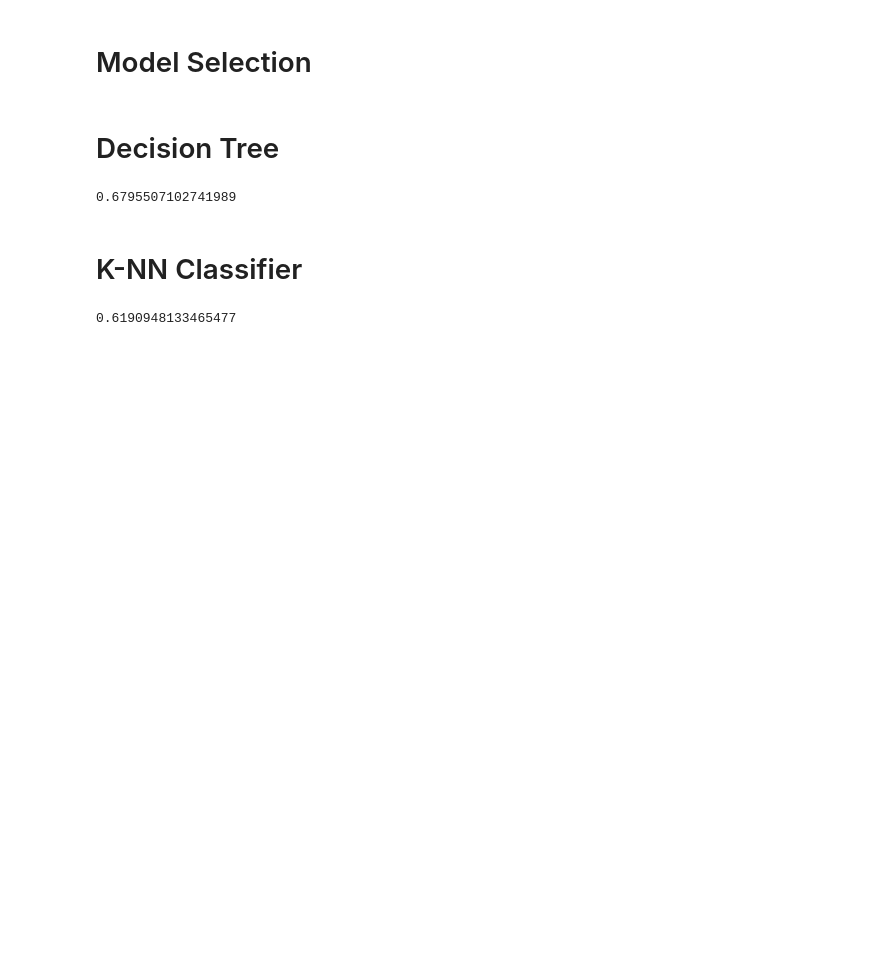
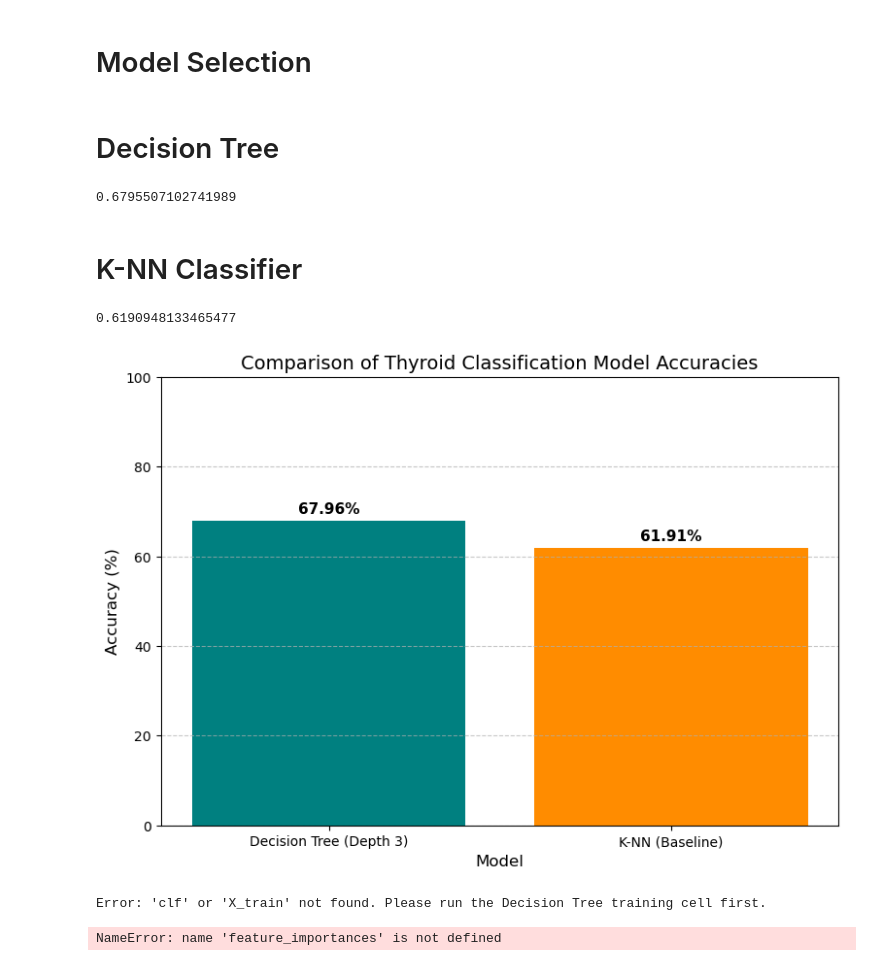
Before and after one commit to yashjscoder/Thyroid-Disease-Diagnostic-System---Machine-Learning-Deep-Learning, a Jupyter notebook: thyroid_detection.ipynb, the cells around one changed output. Cells and saved outputs as stored; diff of their text form; code cells hidden in the pictures; blank space fills up the shorter version.

Commit message:
adding visuals of the output and x fearues dependecy ++ documentation

```diff
--- a/thyroid_detection.ipynb
+++ b/thyroid_detection.ipynb
@@ -397,3 +397,81 @@ y_pred = knnclf.predict(X_test) #predicting the value by passing the x_test dats
 accuracy_score(y_pred,y_test)# here we are printing the accuracy score of the prediction and the testing data
 # %% [output]
 0.6190948133465477
+# %%
+import matplotlib.pyplot as plt
+import numpy as np
+
+# 1. Define the model names and their corresponding accuracy scores
+model_names = ['Decision Tree (Depth 3)', 'K-NN (Baseline)']
+accuracy_scores = [0.6795507102741989, 0.6190948133465477]
+
+# Convert scores to percentages for better visualization
+accuracy_percentages = [score * 100 for score in accuracy_scores]
+
+# Define colors for the bars
+colors = ['teal', 'darkorange']
+
+# 2. Create the bar chart
+plt.figure(figsize=(9, 6)) # Set the size of the plot
+bars = plt.bar(model_names, accuracy_percentages, color=colors)
+
+# 3. Add labels and title
+plt.title('Comparison of Thyroid Classification Model Accuracies', fontsize=14)
+plt.ylabel('Accuracy (%)', fontsize=12)
+plt.xlabel('Model', fontsize=12)
+plt.ylim(0, 100) # Set the y-axis limit from 0 to 100%
+
+# 4. Add the exact percentage value on top of each bar
+for bar in bars:
+    yval = bar.get_height()
+    plt.text(bar.get_x() + bar.get_width()/2, yval + 1,
+             f'{yval:.2f}%',
+             ha='center', va='bottom', fontsize=11, weight='bold')
+
+# Show the plot
+plt.grid(axis='y', linestyle='--', alpha=0.7)
+plt.show()
+# %% [output]
+[figure, added]
+# %%
+import matplotlib.pyplot as plt
+import pandas as pd
+import numpy as np
+
+# 1. Extract Feature Importance from the trained Decision Tree model (clf)
+# Ensure you have run the cells that define 'clf' and 'X_train' first.
+try:
+    feature_importances = pd.Series(clf.feature_importances_, index=X_train.columns)
+except NameError:
+    # If clf or X_train causes an error, check if you ran the Decision Tree training cell.
+    print("Error: 'clf' or 'X_train' not found. Please run the Decision Tree training cell first.")
+
+# Sort the features and take the top 10 for a cleaner plot
+top_features = feature_importances.nlargest(10)
+
+# 2. Create the Horizontal Feature Importance Plot (Visual 2)
+plt.style.use('seaborn-v0_8-whitegrid') # Set a modern style
+fig, ax = plt.subplots(figsize=(10, 7))
+# Sort for visual clarity (most important at the top)
+top_features_sorted = top_features.sort_values(ascending=True)
+bars = top_features_sorted.plot(kind='barh', ax=ax, color='#2ca02c') # Green color
+
+# 3. Add Labels, Title, and Ticks
+ax.set_title('Top 10 Feature Importance (Decision Tree Classifier)', fontsize=16, weight='bold', pad=15)
+ax.set_xlabel('Relative Importance Score', fontsize=12)
+ax.set_ylabel('Feature Name', fontsize=12)
+
+# 4. Add annotations (the exact score on the bar)
+for i, v in enumerate(top_features_sorted):
+    ax.text(v + 0.005, i, f'{v:.3f}', va='center', fontsize=11, weight='bold')
+
+# 5. Clean up the plot
+ax.spines['top'].set_visible(False)
+ax.spines['right'].set_visible(False)
+ax.set_xlim(0, top_features.max() * 1.15)
+
+plt.tight_layout()
+plt.show()
+# %% [output]
+Error: 'clf' or 'X_train' not found. Please run the Decision Tree training cell first.
+NameError: name 'feature_importances' is not defined
```
Also changed, not shown: 1 other file.
